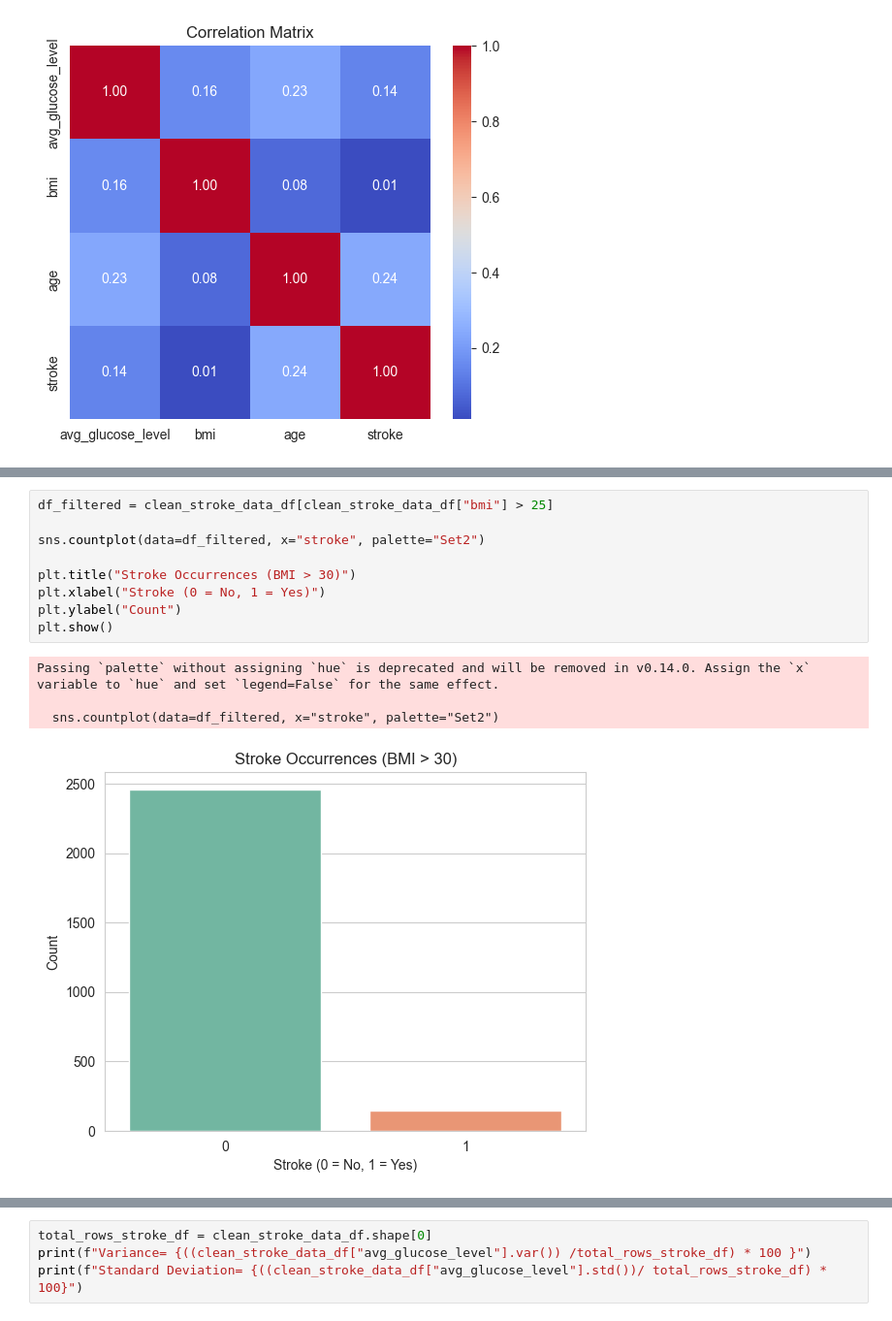
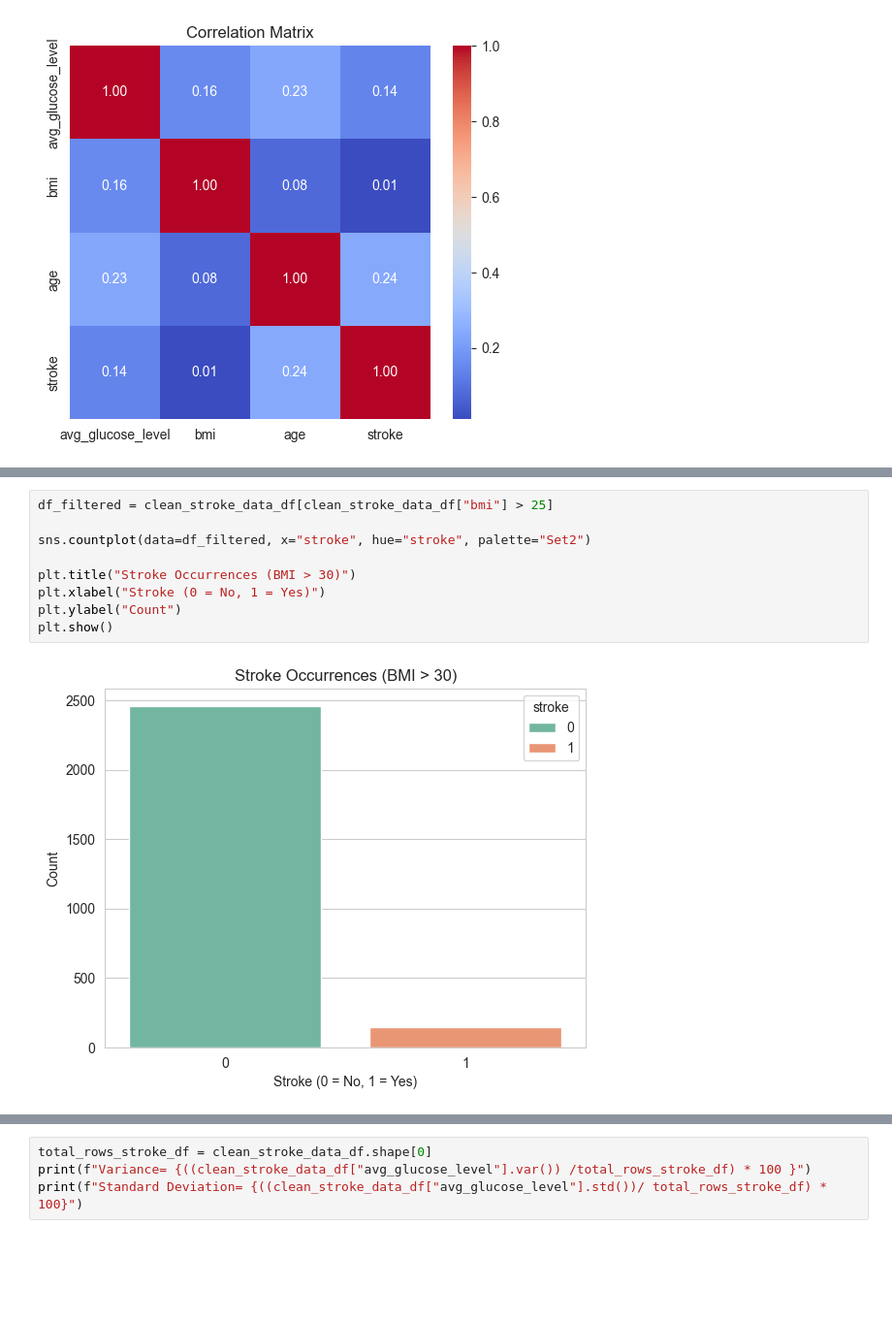
Before and after one commit to naqashb7/stroke_prediction_app, a Jupyter notebook: jupyter_notebooks/EDA.ipynb, the cells around one changed output, grey strips where cells are left out. Shown at 97% size. Saved outputs shown, nothing was run; the diff lists cells and outputs as text; blank space fills up the shorter version.

Commit message:
Numerical Visualisation formatting changes

```diff
--- a/jupyter_notebooks/EDA.ipynb
+++ b/jupyter_notebooks/EDA.ipynb
@@ -186,17 +182,14 @@ Passing `palette` without assigning `hue` is deprecated and will be removed in v
 # %%
 df_filtered = clean_stroke_data_df[clean_stroke_data_df["bmi"] > 25]
 
-sns.countplot(data=df_filtered, x="stroke", palette="Set2")
+sns.countplot(data=df_filtered, x="stroke", hue="stroke", palette="Set2")
 
 plt.title("Stroke Occurrences (BMI > 30)")
 plt.xlabel("Stroke (0 = No, 1 = Yes)")
 plt.ylabel("Count")
 plt.show()
 # %% [output]
-Passing `palette` without assigning `hue` is deprecated and will be removed in v0.14.0. Assign the `x` variable to `hue` and set `legend=False` for the same effect.
-
-  sns.countplot(data=df_filtered, x="stroke", palette="Set2")
-[figure, old version]
+[figure, new version]
 # %%
 plt.figure(figsize=(8, 6))
 
```
Also changed, not shown: parts of 5 cells of this notebook.
